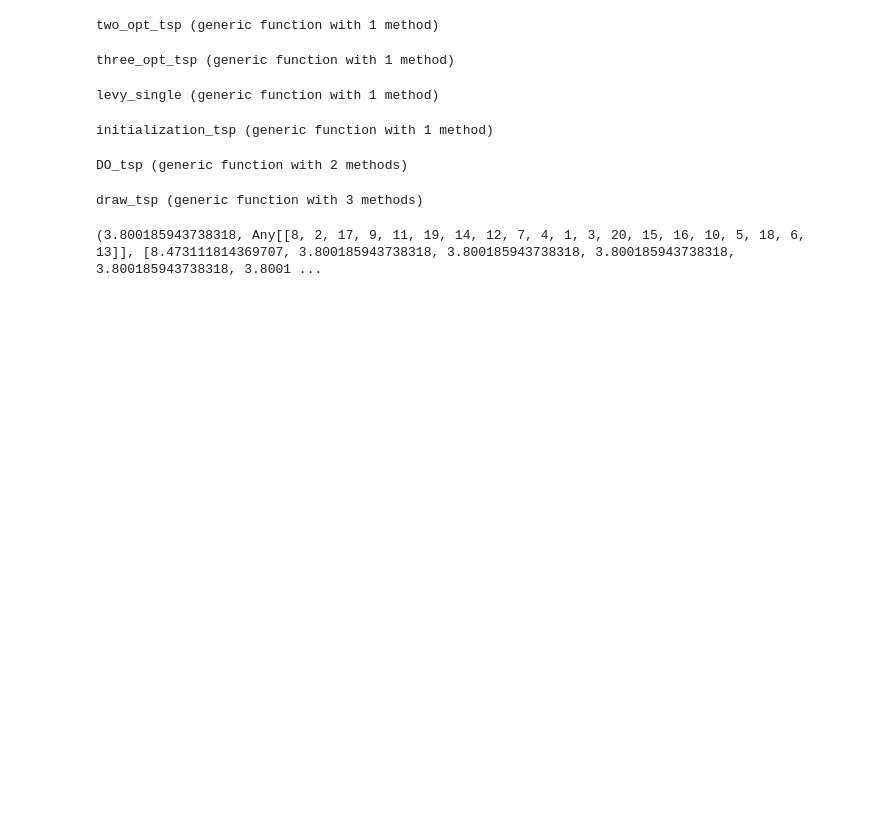
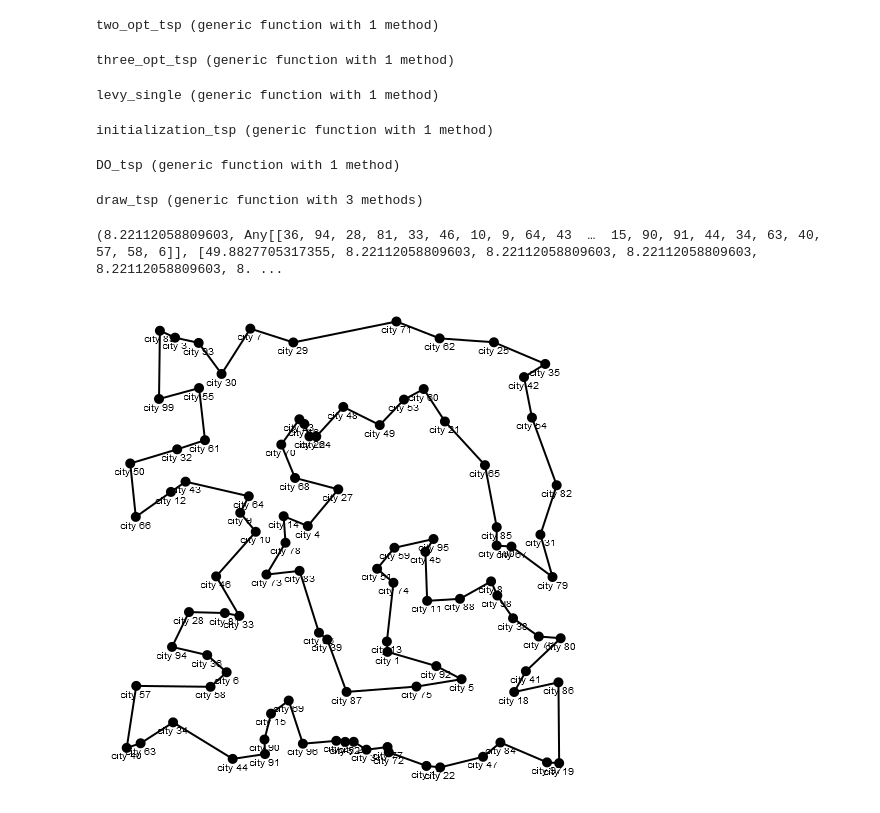
Before and after one commit to asneerug/DandelionOptimizerTSP, a Jupyter notebook: DandelionOptimizer.ipynb, the cells around one changed output. Cells and saved outputs as stored; diff of their text form; code cells hidden in the pictures; blank space fills up the shorter version.

```diff
--- a/DandelionOptimizer.ipynb
+++ b/DandelionOptimizer.ipynb
@@ -777,7 +777,7 @@ initialization_tsp (generic function with 1 method)
 # %%
 function DO_tsp(Popsize, Maxiteration, cities, coordinates)
     start_time = time()
-    d=pairwise(Euclidean(), coordinates, dims=2)
+    d = pairwise(Euclidean(), coordinates, dims=2)
     dandelions, dandelionsFitness = initialization_tsp(coordinates, d, Popsize, cities)
     Convergence_curve = zeros(Maxiteration)
 
@@ -822,11 +822,11 @@ function DO_tsp(Popsize, Maxiteration, cities, coordinates)
         # dandelions_2 = similar(dandelions)  # Preallocate dandelions_2 array
         for i in 1:Popsize
             for j in 1:cities
-				if abs(alpha * beta[i, j]) > 1.5
-					x, y = rand(1:length(dandelions[i])), rand(1:length(dandelions[i]))
-					dandelions[x], dandelions[y] = dandelions[y], dandelions[x]
-				end
-			end
+                if abs(alpha * beta[i, j]) > 1.5
+                    x, y = rand(1:length(dandelions[i])), rand(1:length(dandelions[i]))
+                    dandelions[i][x], dandelions[i][y] = dandelions[i][y], dandelions[i][x]
+                end
+            end
         end
         # dandelions .= dandelions_2
         # # Check boundaries
@@ -835,13 +835,13 @@ function DO_tsp(Popsize, Maxiteration, cities, coordinates)
 
         ## Landing stage
         if levy_single(1.5) > 0
-        	for i in 1:Popsize
-        		dandelions[i], dandelionsFitness[i] = two_opt_tsp(d, dandelions[i])
-        	end
+            for i in 1:Popsize
+                dandelions[i], dandelionsFitness[i] = two_opt_tsp(d, dandelions[i])
+            end
         else
-        	for i in 1:Popsize
-        		dandelions[i], dandelionsFitness[i] = three_opt_tsp(d, dandelions[i])
-        	end
+            for i in 1:Popsize
+                dandelions[i], dandelionsFitness[i] = three_opt_tsp(d, dandelions[i])
+            end
         end
 
         # # Check boundaries
@@ -871,7 +871,7 @@ function DO_tsp(Popsize, Maxiteration, cities, coordinates)
     return Best_fitness, Best_position, Convergence_curve, total_time
 end
 # %% [output]
-DO_tsp (generic function with 2 methods)
+DO_tsp (generic function with 1 method)
 # %%
 function draw_tsp(x,o,n,size=1000,radius=5)
     Drawing(size, size, "TSP.png")
@@ -899,8 +899,12 @@ end
 # %% [output]
 draw_tsp (generic function with 3 methods)
 # %%
-n = 20
+n = 100
 coordinates = rand(2,n)
 best_fitness, best_tour, convergence_curve, total_time = DO_tsp(20, 100, n, coordinates)
 # %% [output]
-(3.800185943738318, Any[[8, 2, 17, 9, 11, 19, 14, 12, 7, 4, 1, 3, 20, 15, 16, 10, 5, 18, 6, 13]], [8.473111814369707, 3.800185943738318, 3.800185943738318, 3.800185943738318, 3.800185943738318, 3.8001 ...
+(8.22112058809603, Any[[36, 94, 28, 81, 33, 46, 10, 9, 64, 43  …  15, 90, 91, 44, 34, 63, 40, 57, 58, 6]], [49.8827705317355, 8.22112058809603, 8.22112058809603, 8.22112058809603, 8.22112058809603, 8. ...
+# %%
+draw_tsp(coordinates, best_tour[1], size(coordinates, 2), 500, 5)
+# %% [output]
+[figure, added]
```
Also changed, not shown: 1 other file.
